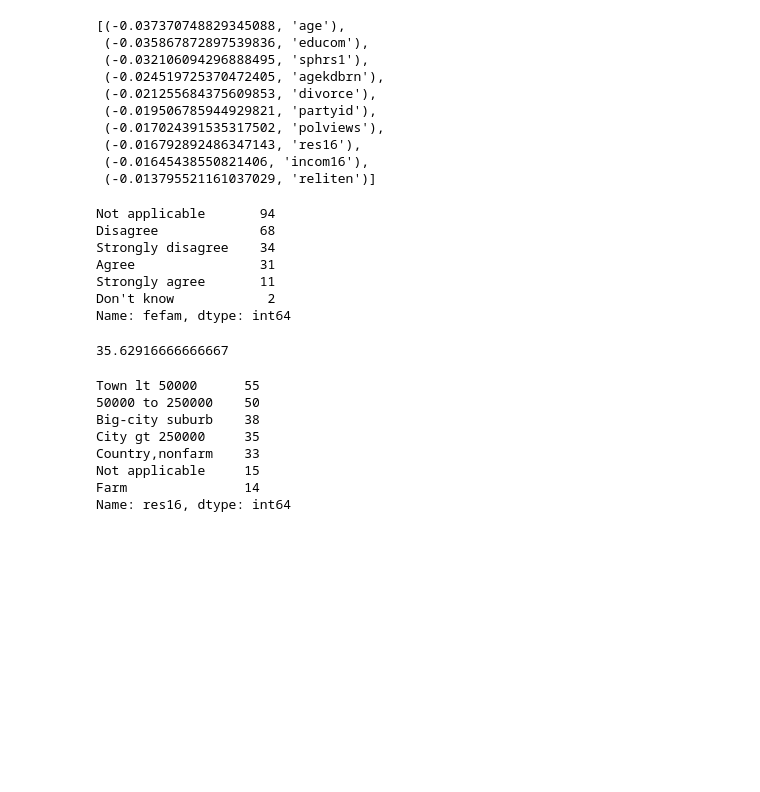
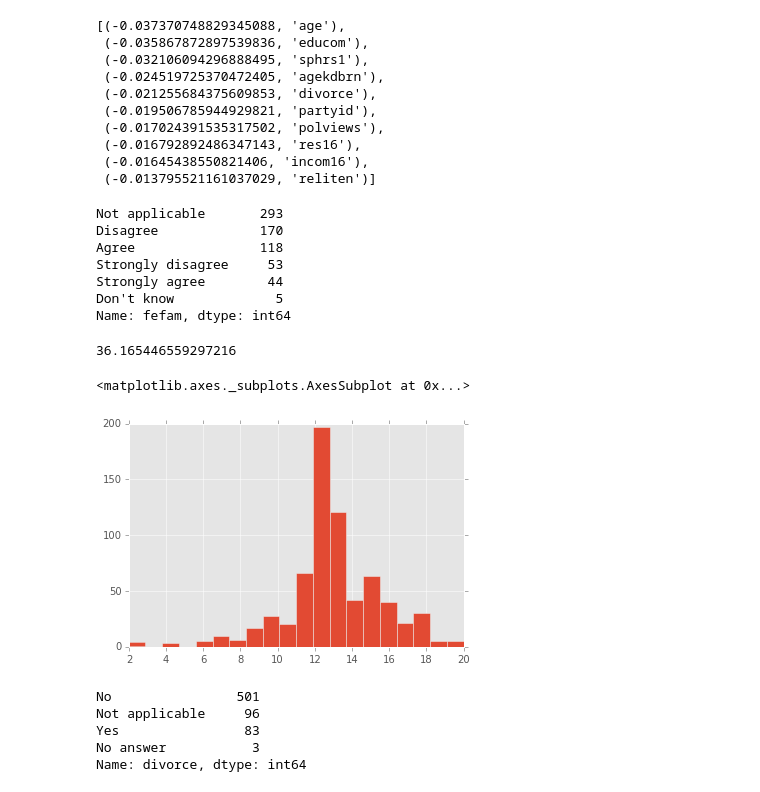
Before and after one commit to banjopickin/women_workforce, a Jupyter notebook: FC_analysis.ipynb, the cells around one changed output. Cells and saved outputs as stored; diff of their text form; code cells hidden in the pictures; blank space fills up the shorter version.

```diff
--- a/FC_analysis.ipynb
+++ b/FC_analysis.ipynb
@@ -60,0 +53,12 @@ Now, let's take a look at each cluster. Start with unemployed clusters
+# %%
+sv = survey('data/survey2')
+sv.num_processor()
+df = pd.concat([sv.fin_data[sv.num_cols],sv.data[sv.sv_cols],sv.fin_data.employed],axis =1)
+
+f31 = fc_df.columns[:31]
+df31= df[f31]
+l = list(df31.columns)
+l.append('cluster')
+
+new = np.column_stack((df31.values,fc_df.cluster))
+df = pd.DataFrame(new,columns=l)
@@ -78,25 +86,27 @@ df_c0 = df[df.cluster ==0]
 # %%
 df_c0.fefam.value_counts()
 # %% [output]
-Not applicable       94
-Disagree             68
-Strongly disagree    34
-Agree                31
-Strongly agree       11
-Don't know            2
+Not applicable       293
+Disagree             170
+Agree                118
+Strongly disagree     53
+Strongly agree        44
+Don't know             5
 Name: fefam, dtype: int64
 # %%
 df_c0.age.mean()
 # %% [output]
-35.62916666666667
+36.165446559297216
+# %%
+df_c0.educom.hist(bins = 20)
+# %% [output]
+<matplotlib.axes._subplots.AxesSubplot at 0x...>
+[figure, added]
 # %%
-df_c0.res16.value_counts()
+df_c0.divorce.value_counts()
 # %% [output]
-Town lt 50000      55
-50000 to 250000    50
-Big-city suburb    38
-City gt 250000     35
-Country,nonfarm    33
-Not applicable     15
-Farm               14
-Name: res16, dtype: int64
+No                501
+Not applicable     96
+Yes                83
+No answer           3
+Name: divorce, dtype: int64
```
Also changed, not shown: parts of 11 cells of this notebook, 3 other files.
